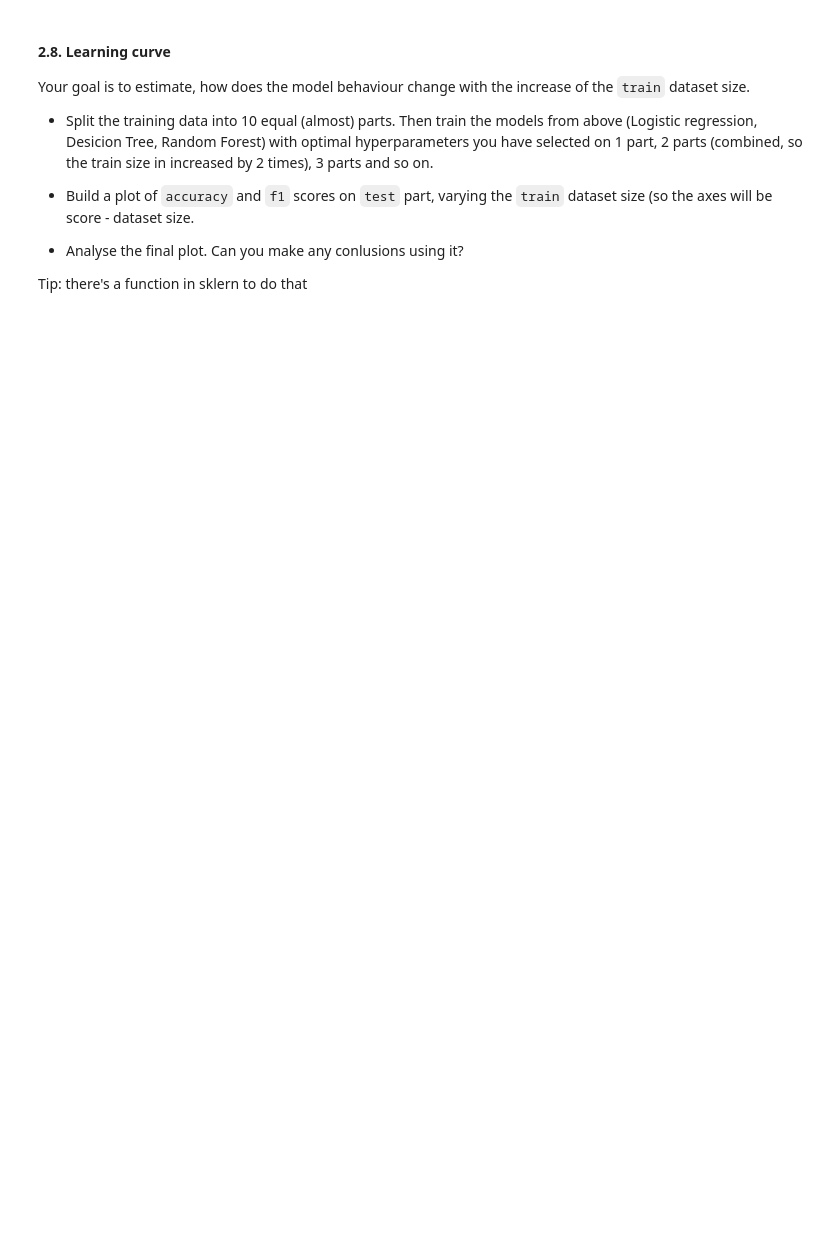
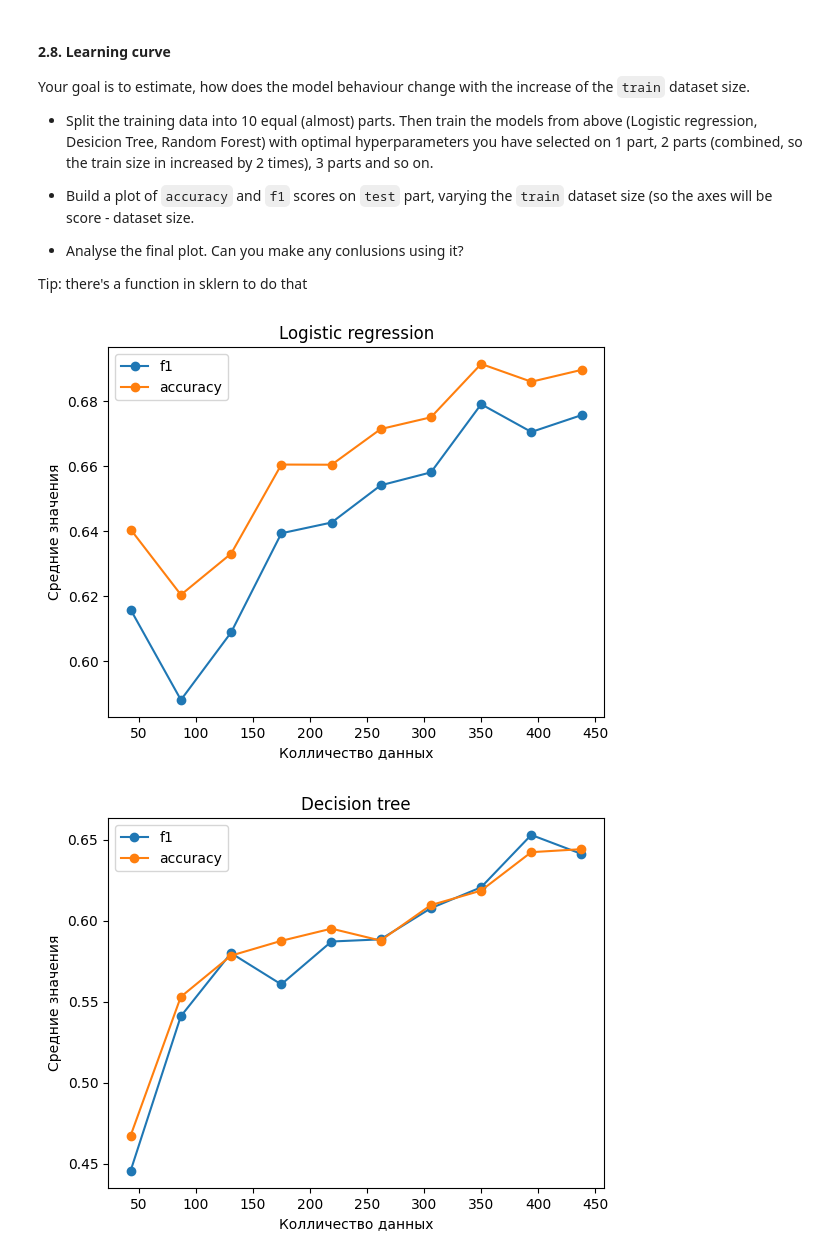
Before and after one commit to georgynemirovsky/gosha-programming-practice-7sem, a Jupyter notebook: labs/lab1/lab01_part2_ml_pipeline.ipynb, the cells around one changed output. Saved outputs shown, nothing was run; the diff lists cells and outputs as text; code cells hidden in the pictures; blank space fills up the shorter version.

```diff
--- a/labs/lab1/lab01_part2_ml_pipeline.ipynb
+++ b/labs/lab1/lab01_part2_ml_pipeline.ipynb
@@ -298,0 +295,33 @@ Tip: there's a function in sklern to do that
+# %%
+from sklearn.linear_model import LogisticRegression
+from sklearn.tree import DecisionTreeClassifier
+from sklearn.ensemble import RandomForestClassifier
+from sklearn.model_selection import learning_curve
+
+#делаю модели
+logistic_regression = LogisticRegression(multi_class='multinomial', solver='saga', tol=1e-3, max_iter=500)
+decision_tree = DecisionTreeClassifier()
+random_forest = RandomForestClassifier()
+
+def PlotGraphs(X, y, estimator, title=None):
+    #отделение данных
+    train_data_sizes = np.arange(0.1, 1 + 1e-10, 0.1)
+    #получаем данные для построения
+    train_size_abs_f1, train_scores_f1, test_scores_f1 = learning_curve(estimator, X, y, train_sizes=train_data_sizes, scoring='f1_macro')
+    train_size_abs_accuracy, train_scores_accuracy, test_scores_accuracy = learning_curve(estimator, X, y, train_sizes=train_data_sizes, scoring='accuracy')
+
+    #построение
+    plt.plot(train_size_abs_f1, np.mean(test_scores_f1, axis=1), label="f1", marker='o')
+    plt.plot(train_size_abs_accuracy, np.mean(test_scores_accuracy, axis=1), label="accuracy", marker='o')
+    plt.xlabel("Колличество данных")
+    plt.ylabel("Средние значения")
+    plt.title(title)
+    plt.legend()
+    plt.show()
+
+PlotGraphs(X_train_transform, y_train, logistic_regression, "Logistic regression")
+PlotGraphs(X_train_transform, y_train, decision_tree, "Decision tree")
+PlotGraphs(X_train_transform, y_train, random_forest, "Random forest")
+# %% [output]
+[figure, added]
+[figure, added]
```
Also changed, not shown: parts of 14 cells of this notebook.
